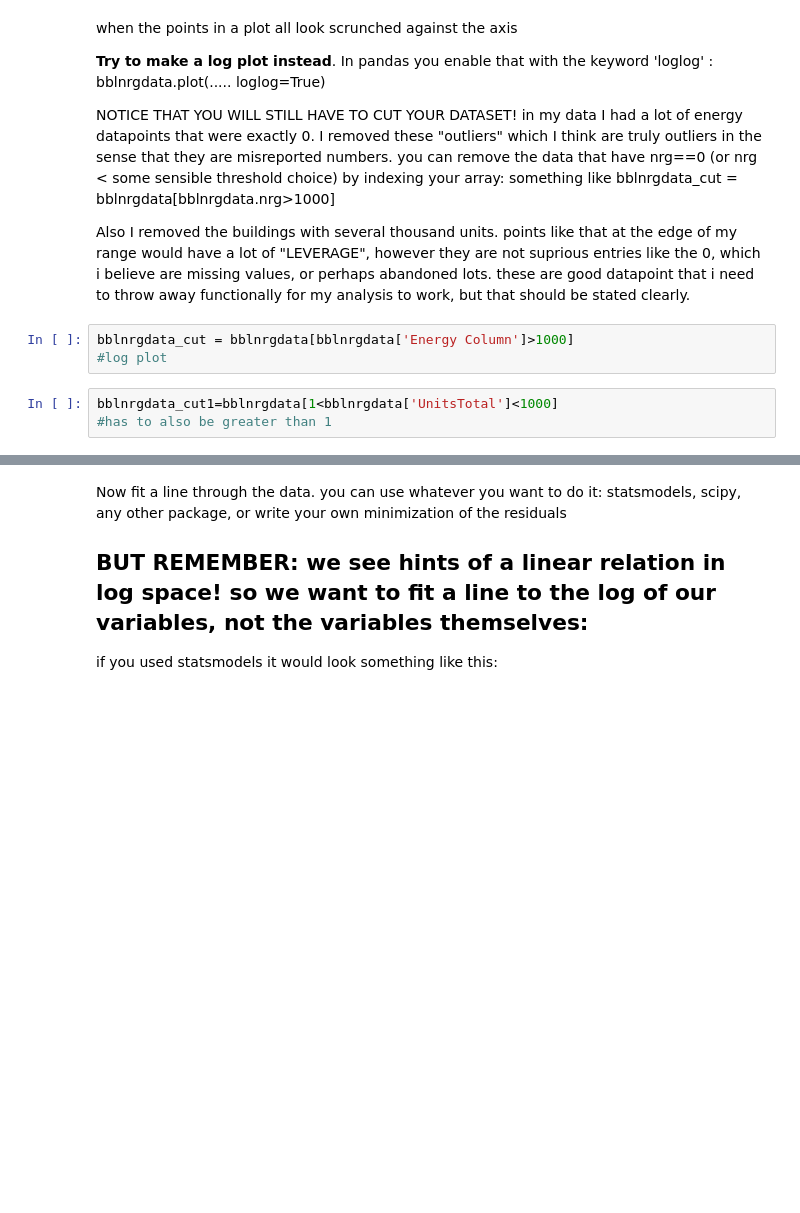
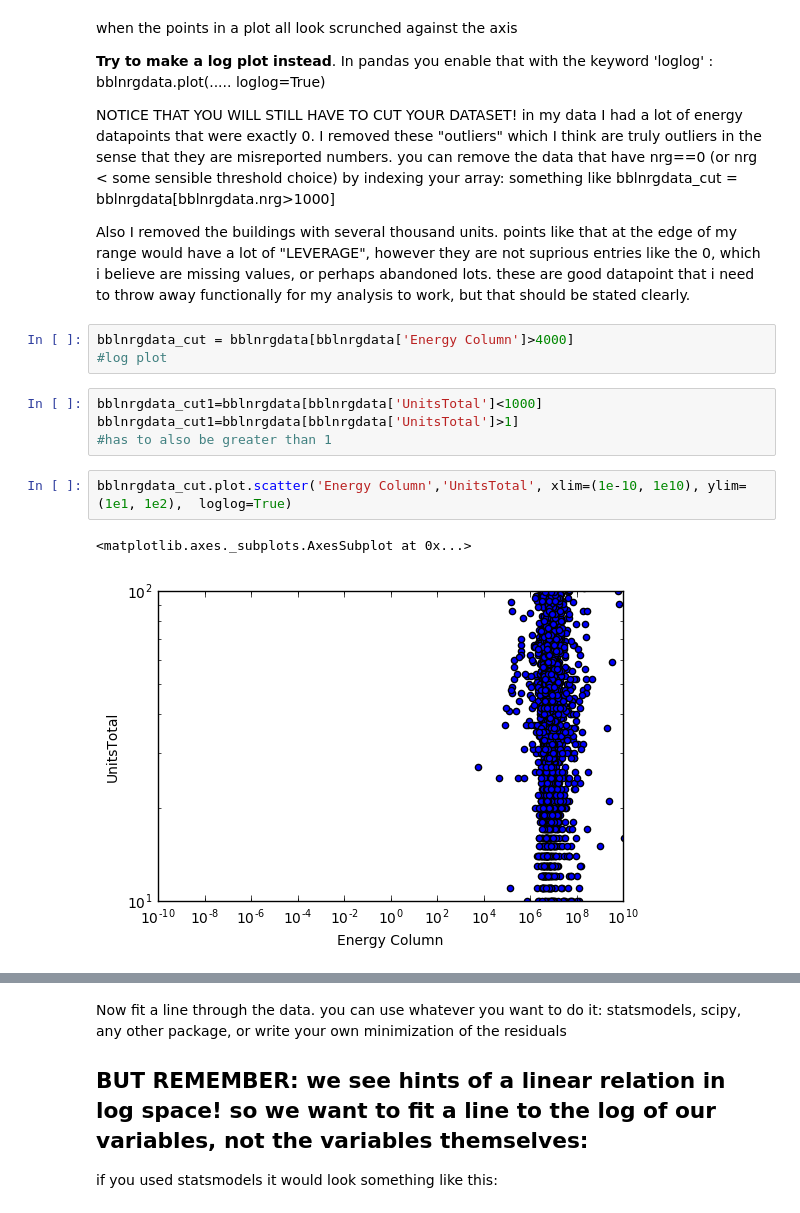
Before and after one commit to dlk253/PUI2016_dlk253, a Jupyter notebook: HW6_dlk253/hw6_dlk253_assign1_building_nrg_instructions.ipynb, the cells around one changed output, grey strips where cells are left out. Saved outputs shown, nothing was run; the diff lists cells and outputs as text; blank space fills up the shorter version.

```diff
--- a/HW6_dlk253/hw6_dlk253_assign1_building_nrg_instructions.ipynb
+++ b/HW6_dlk253/hw6_dlk253_assign1_building_nrg_instructions.ipynb
@@ -335,9 +336,15 @@ NOTICE THAT YOU WILL STILL HAVE TO CUT YOUR DATASET! in my data I had a lot of e
 
 Also I removed the buildings with several thousand units. points like that at the edge of my range would have a lot of "LEVERAGE", however they are not suprious entries like the 0, which i believe are missing values, or perhaps abandoned lots. these are good datapoint that i need to throw away functionally for my analysis to work, but that should be stated clearly.
 # %%
-bblnrgdata_cut = bblnrgdata[bblnrgdata['Energy Column']>1000]
+bblnrgdata_cut = bblnrgdata[bblnrgdata['Energy Column']>4000]
 #log plot
 # %%
-bblnrgdata_cut1=bblnrgdata[1<bblnrgdata['UnitsTotal']<1000]
+bblnrgdata_cut1=bblnrgdata[bblnrgdata['UnitsTotal']<1000]
+bblnrgdata_cut1=bblnrgdata[bblnrgdata['UnitsTotal']>1]
 #has to also be greater than 1
+# %%
+bblnrgdata_cut.plot.scatter('Energy Column','UnitsTotal', xlim=(1e-10, 1e10), ylim=(1e1, 1e2),  loglog=True)
+# %% [output]
+<matplotlib.axes._subplots.AxesSubplot at 0x...>
+[figure, added]
 # %%
```
Also changed, not shown: parts of 5 cells of this notebook.
